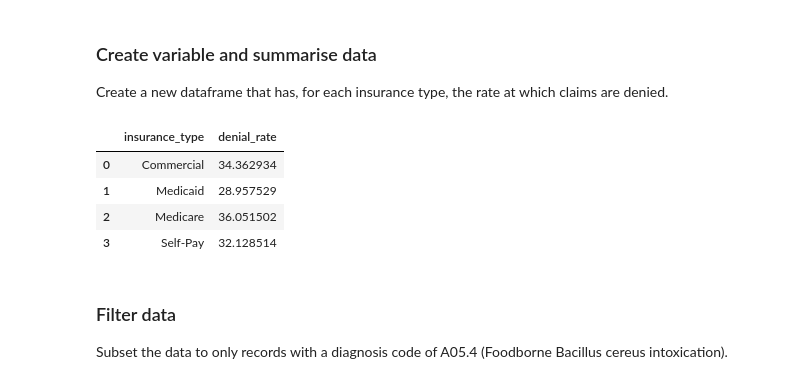
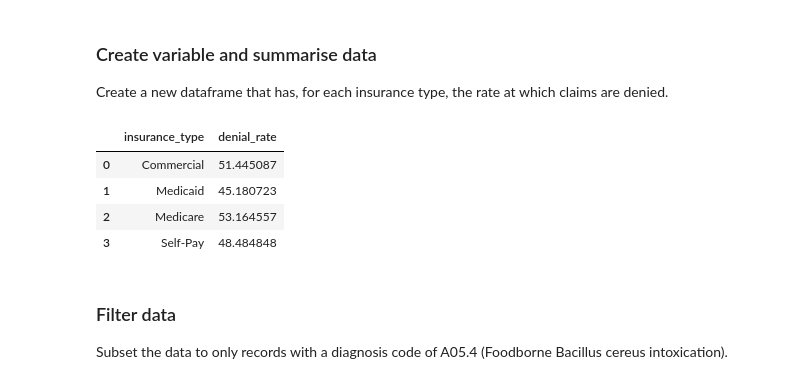
Before and after one commit to lewstephenh/python-portfolio, a Jupyter notebook: healthcare-data-manipulation/code/healthcare_data_manipulation.ipynb, the cells around one changed output. Drawn from its saved outputs; the diff is of its cells as text; code cells hidden in the pictures.

```diff
--- a/healthcare-data-manipulation/code/healthcare_data_manipulation.ipynb
+++ b/healthcare-data-manipulation/code/healthcare_data_manipulation.ipynb
@@ -120,16 +120,17 @@ df_claim_data.head(5)
 
 Create a new dataframe that has, for each insurance type, the rate at which claims are denied.
 # %%
-df_claim_data["denial_rate"] = np.where(df_claim_data["claim_status"] == "Denied", 100, 0)
+df_claim_data["denial_rate"] = np.where(df_claim_data["claim_status"] == "Denied", 100,
+                                        np.where(df_claim_data["claim_status"] == "Paid", 0, None))
 df_denial_rate = (df_claim_data.groupby("insurance_type")["denial_rate"].mean()
                   .reset_index())
 df_denial_rate
 # %% [output]
 |  | insurance_type | denial_rate |
-| 0 | Commercial | 34.362934 |
-| 1 | Medicaid | 28.957529 |
-| 2 | Medicare | 36.051502 |
-| 3 | Self-Pay | 32.128514 |
+| 0 | Commercial | 51.445087 |
+| 1 | Medicaid | 45.180723 |
+| 2 | Medicare | 53.164557 |
+| 3 | Self-Pay | 48.484848 |
 # %% [markdown]
 ### Filter data
 
```
